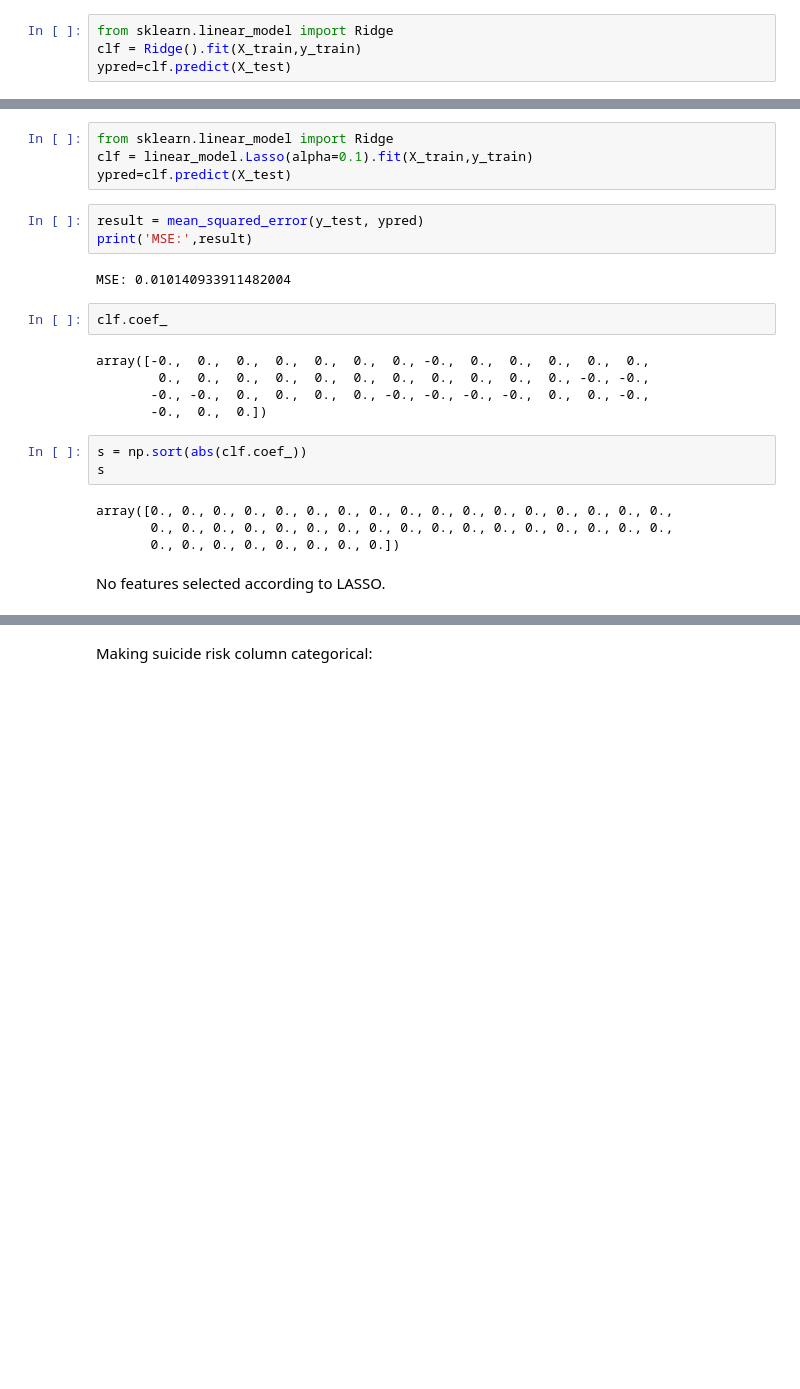
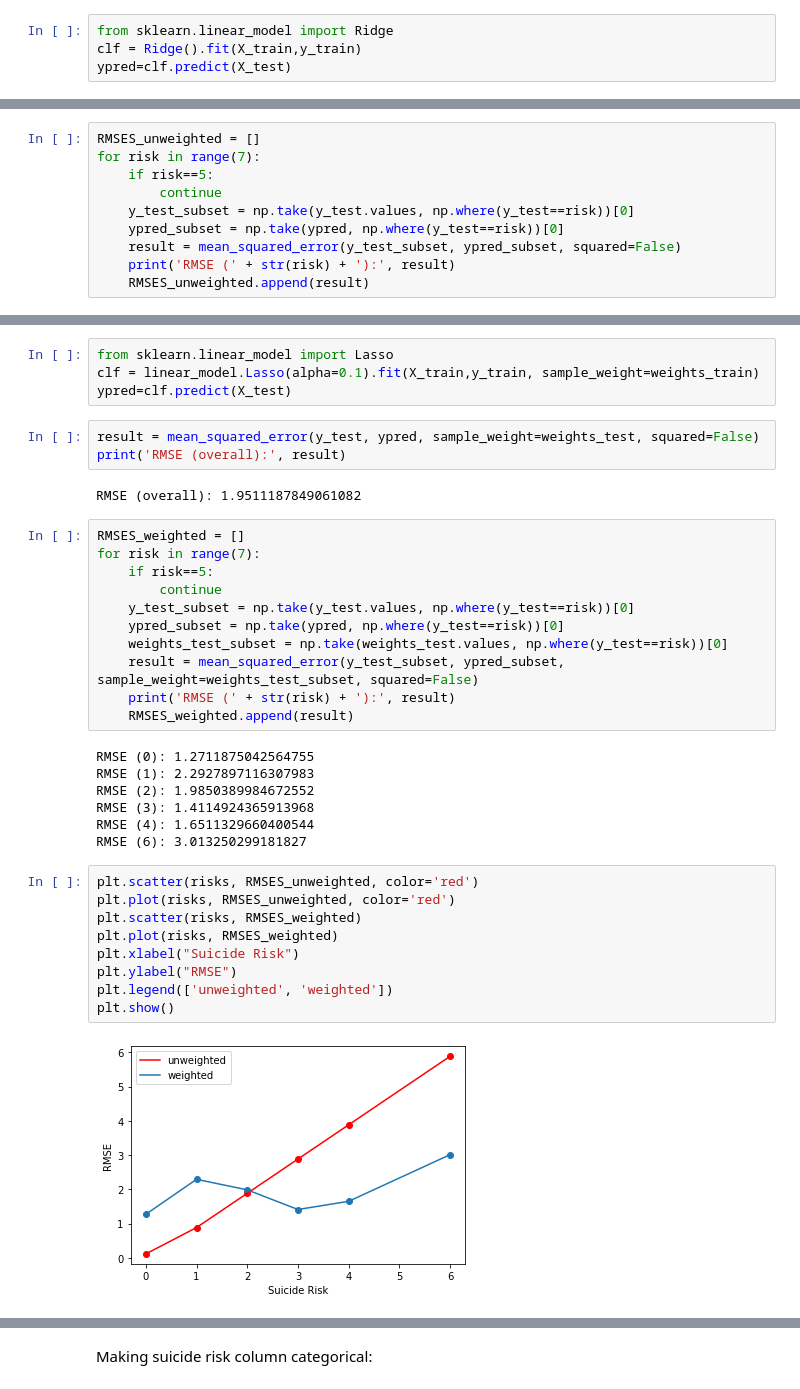
Before and after one commit to zaxiang/DDS_Project, a Jupyter notebook: Prediction Models.ipynb, the cells around one changed output, grey strips where cells are left out. Drawn from its saved outputs; the diff is of its cells as text; blank space fills up the shorter version.

```diff
--- a/Prediction Models.ipynb
+++ b/Prediction Models.ipynb
@@ -135,0 +333,10 @@ Any_Drug_Flag
+# %%
+RMSES_unweighted = []
+for risk in range(7):
+    if risk==5:
+        continue
+    y_test_subset = np.take(y_test.values, np.where(y_test==risk))[0]
+    ypred_subset = np.take(ypred, np.where(y_test==risk))[0]
+    result = mean_squared_error(y_test_subset, ypred_subset, squared=False)
+    print('RMSE (' + str(risk) + '):', result)
+    RMSES_unweighted.append(result)
@@ -136,25 +352,38 @@ Any_Drug_Flag
 # %%
-from sklearn.linear_model import Ridge
-clf = linear_model.Lasso(alpha=0.1).fit(X_train,y_train)
+from sklearn.linear_model import Lasso
+clf = linear_model.Lasso(alpha=0.1).fit(X_train,y_train, sample_weight=weights_train)
 ypred=clf.predict(X_test)
 # %%
-result = mean_squared_error(y_test, ypred)
-print('MSE:',result)
+result = mean_squared_error(y_test, ypred, sample_weight=weights_test, squared=False)
+print('RMSE (overall):', result)
 # %% [output]
-MSE: 0.010140933911482004
+RMSE (overall): 1.9511187849061082
-# %%
-clf.coef_
-# %% [output]
-array([-0.,  0.,  0.,  0.,  0.,  0.,  0., -0.,  0.,  0.,  0.,  0.,  0.,
-        0.,  0.,  0.,  0.,  0.,  0.,  0.,  0.,  0.,  0.,  0., -0., -0.,
-       -0., -0.,  0.,  0.,  0.,  0., -0., -0., -0., -0.,  0.,  0., -0.,
-       -0.,  0.,  0.])
-# %%
-s = np.sort(abs(clf.coef_))
-s
-# %% [output]
-array([0., 0., 0., 0., 0., 0., 0., 0., 0., 0., 0., 0., 0., 0., 0., 0., 0.,
-       0., 0., 0., 0., 0., 0., 0., 0., 0., 0., 0., 0., 0., 0., 0., 0., 0.,
-       0., 0., 0., 0., 0., 0., 0., 0.])
-# %% [markdown]
-No features selected according to LASSO.
+# %%
+RMSES_weighted = []
+for risk in range(7):
+    if risk==5:
+        continue
+    y_test_subset = np.take(y_test.values, np.where(y_test==risk))[0]
+    ypred_subset = np.take(ypred, np.where(y_test==risk))[0]
+    weights_test_subset = np.take(weights_test.values, np.where(y_test==risk))[0]
+    result = mean_squared_error(y_test_subset, ypred_subset, sample_weight=weights_test_subset, squared=False)
+    print('RMSE (' + str(risk) + '):', result)
+    RMSES_weighted.append(result)
+# %% [output]
+RMSE (0): 1.2711875042564755
+RMSE (1): 2.2927897116307983
+RMSE (2): 1.9850389984672552
+RMSE (3): 1.4114924365913968
+RMSE (4): 1.6511329660400544
+RMSE (6): 3.013250299181827
+# %%
+plt.scatter(risks, RMSES_unweighted, color='red')
+plt.plot(risks, RMSES_unweighted, color='red')
+plt.scatter(risks, RMSES_weighted)
+plt.plot(risks, RMSES_weighted)
+plt.xlabel("Suicide Risk")
+plt.ylabel("RMSE")
+plt.legend(['unweighted', 'weighted'])
+plt.show()
+# %% [output]
+[figure, added]
```
Also changed, not shown: parts of 76 cells of this notebook.
